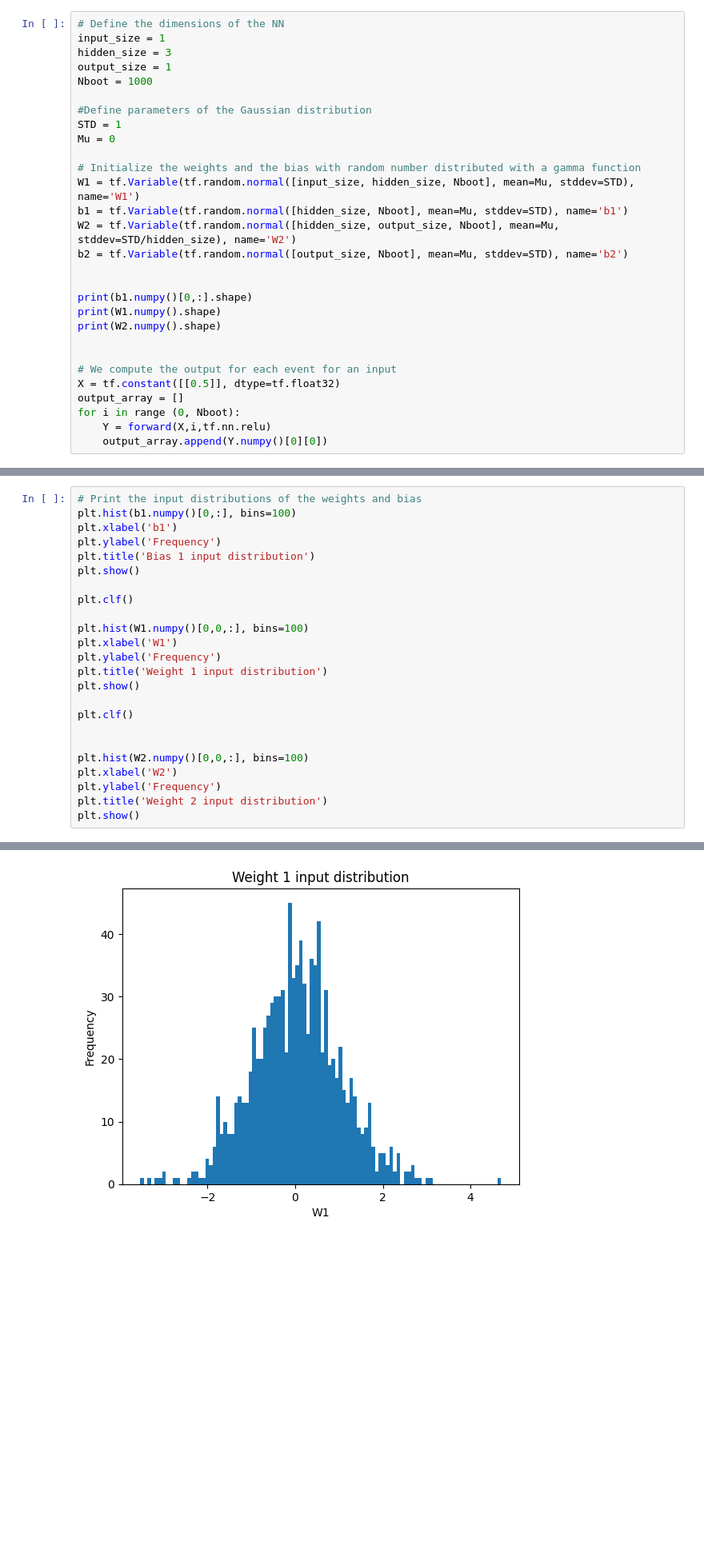
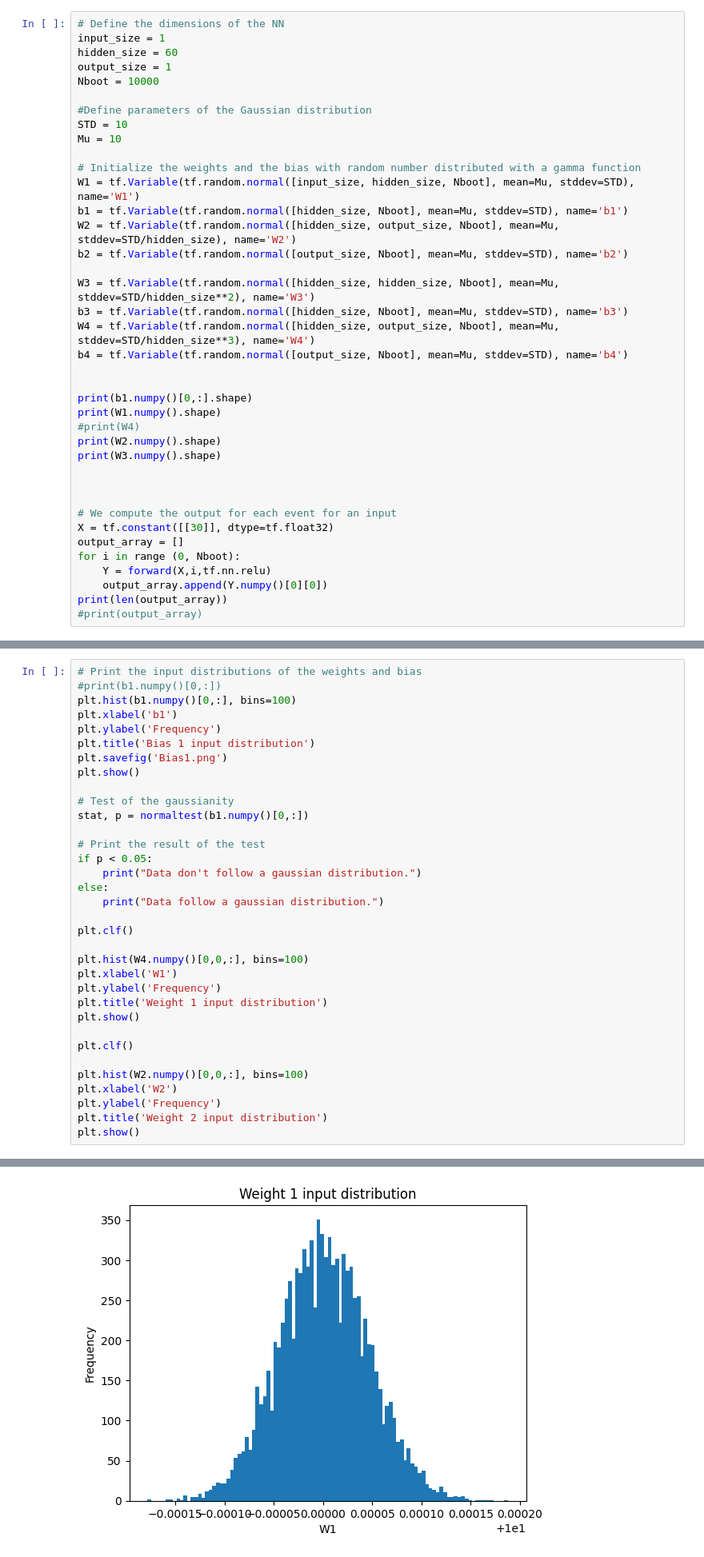
Before and after one commit to Manuel1711/Neural-Networks, a Jupyter notebook: NN_Gaussian.ipynb, the cells around one changed output, grey strips where cells are left out. Shown at 80% size. Cells and saved outputs as stored; diff of their text form; blank space fills up the shorter version.

```diff
--- a/NN_Gaussian.ipynb
+++ b/NN_Gaussian.ipynb
@@ -22,13 +29,13 @@ def forward(X,i,activation):
 # %%
 # Define the dimensions of the NN
 input_size = 1
-hidden_size = 3
+hidden_size = 60
 output_size = 1
-Nboot = 1000
+Nboot = 10000
 
 #Define parameters of the Gaussian distribution
-STD = 1
-Mu = 0
+STD = 10
+Mu = 10
 
 # Initialize the weights and the bias with random number distributed with a gamma function
 W1 = tf.Variable(tf.random.normal([input_size, hidden_size, Nboot], mean=Mu, stddev=STD), name='W1')
@@ -36,16 +43,26 @@ b1 = tf.Variable(tf.random.normal([hidden_size, Nboot], mean=Mu, stddev=STD), na
 W2 = tf.Variable(tf.random.normal([hidden_size, output_size, Nboot], mean=Mu, stddev=STD/hidden_size), name='W2')
 b2 = tf.Variable(tf.random.normal([output_size, Nboot], mean=Mu, stddev=STD), name='b2')
 
+W3 = tf.Variable(tf.random.normal([hidden_size, hidden_size, Nboot], mean=Mu, stddev=STD/hidden_size**2), name='W3')
+b3 = tf.Variable(tf.random.normal([hidden_size, Nboot], mean=Mu, stddev=STD), name='b3')
+W4 = tf.Variable(tf.random.normal([hidden_size, output_size, Nboot], mean=Mu, stddev=STD/hidden_size**3), name='W4')
+b4 = tf.Variable(tf.random.normal([output_size, Nboot], mean=Mu, stddev=STD), name='b4')
+
 
 print(b1.numpy()[0,:].shape)
 print(W1.numpy().shape)
+#print(W4)
 print(W2.numpy().shape)
+print(W3.numpy().shape)
+
 
 
 # We compute the output for each event for an input
-X = tf.constant([[0.5]], dtype=tf.float32)
+X = tf.constant([[30]], dtype=tf.float32)
 output_array = []
 for i in range (0, Nboot):
     Y = forward(X,i,tf.nn.relu)
     output_array.append(Y.numpy()[0][0])
+print(len(output_array))
+#print(output_array)
 # %% [output]
@@ -55,14 +74,25 @@ for i in range (0, Nboot):
 # %%
 # Print the input distributions of the weights and bias
+#print(b1.numpy()[0,:])
 plt.hist(b1.numpy()[0,:], bins=100)
 plt.xlabel('b1')
 plt.ylabel('Frequency')
 plt.title('Bias 1 input distribution')
+plt.savefig('Bias1.png')
 plt.show()
+
+# Test of the gaussianity
+stat, p = normaltest(b1.numpy()[0,:])
+
+# Print the result of the test
+if p < 0.05:
+    print("Data don't follow a gaussian distribution.")
+else:
+    print("Data follow a gaussian distribution.")
 
 plt.clf()
 
-plt.hist(W1.numpy()[0,0,:], bins=100)
+plt.hist(W4.numpy()[0,0,:], bins=100)
 plt.xlabel('W1')
 plt.ylabel('Frequency')
 plt.title('Weight 1 input distribution')
@@ -70,7 +100,6 @@ plt.show()
 
 plt.clf()
 
-
 plt.hist(W2.numpy()[0,0,:], bins=100)
 plt.xlabel('W2')
 plt.ylabel('Frequency')
@@ -81 +111 @@ plt.show()
-[figure, old version]
+[figure, new version]
```
Also changed, not shown: parts of 5 cells of this notebook.
